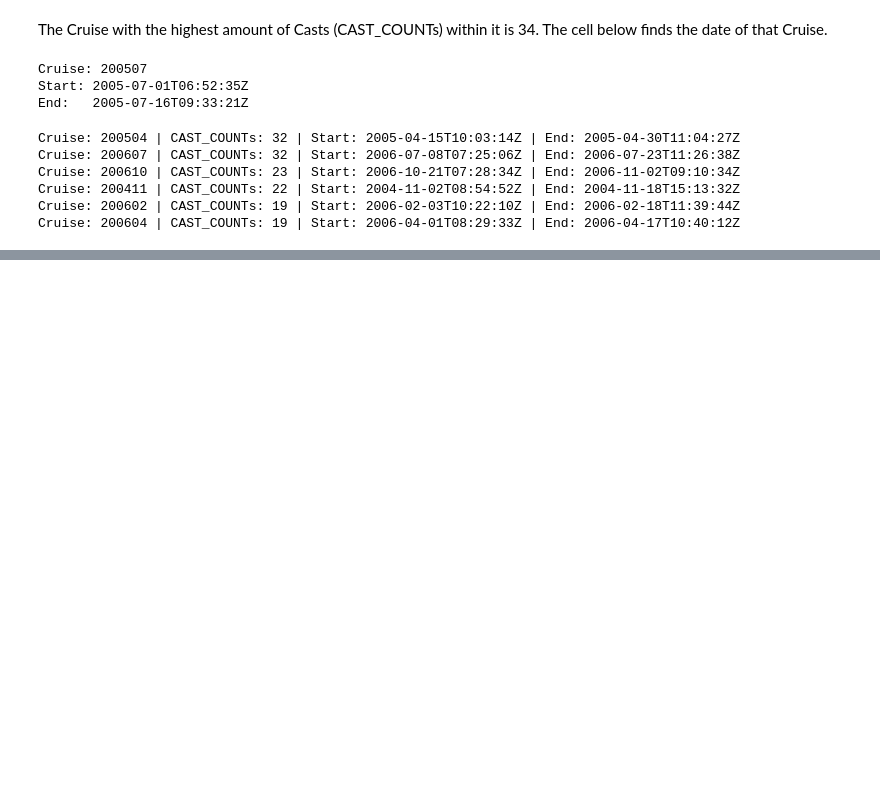
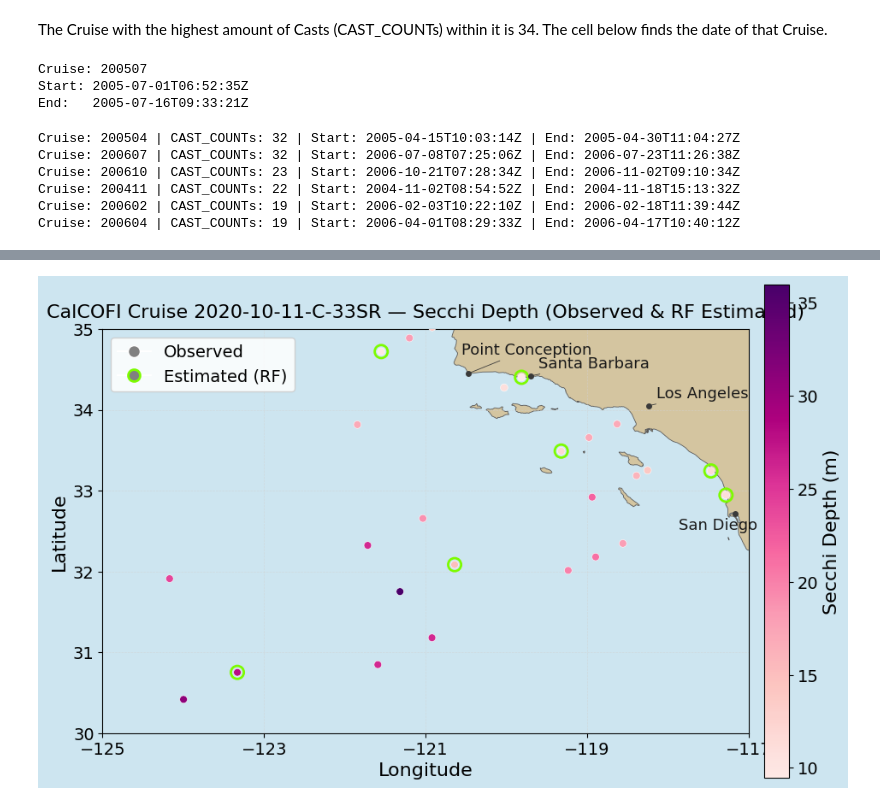
Before and after one commit to LucasC212/Scripps-Light-Attenuation-Capstone-Project, a Jupyter notebook: scripts/daylight_visualization.ipynb, the cells around one changed output, grey strips where cells are left out. Saved outputs shown, nothing was run; the diff lists cells and outputs as text; code cells hidden in the pictures; blank space fills up the shorter version.

Commit message:
Secchi Coastline visualizations + Cruise investigation

```diff
--- a/scripts/daylight_visualization.ipynb
+++ b/scripts/daylight_visualization.ipynb
@@ -69,0 +136,97 @@ Cruise: 200604 | CAST_COUNTs: 19 | Start: 2006-04-01T08:29:33Z | End: 2006-04-17
+# %%
+OCEAN   = '#cde5f0'
+LAND    = '#d4c5a0'
+EDGE    = '#5a5a5a'
+LON_EXT = (-125.0, -117.0)
+LAT_EXT = (30.0, 35.0)
+
+# Truncate RdPu to skip the near-white low end so shallow stations read as bold red
+cmap = mcolors.LinearSegmentedColormap.from_list(
+    'RdPu_vivid', plt.cm.RdPu(np.linspace(0.08, 1.0, 256))
+)
+
+fig, ax = plt.subplots(figsize=(10, 8))
+fig.patch.set_facecolor(OCEAN)
+ax.set_facecolor(OCEAN)
+
+# Basemap
+land_ca.plot(ax=ax, color=LAND, edgecolor=EDGE, linewidth=0.6)
+
+# Observed Secchi points (df2) — plain colored markers
+ax.scatter(
+    observed['LON_DEC'], observed['LAT_DEC'],
+    c=observed['Secchi'],
+    cmap=cmap, vmin=vmin, vmax=vmax,
+    s=40, edgecolors='white', linewidths=0.4, zorder=5
+)
+
+# Estimated Secchi points (RF predictions) — colored markers + light green ring to distinguish
+sc = ax.scatter(
+    cruise['LON_DEC'], cruise['LAT_DEC'],
+    c=cruise['Predicted_Secchi_RF'],
+    cmap=cmap, vmin=vmin, vmax=vmax,
+    s=40, edgecolors='white', linewidths=0.4, zorder=6
+)
+ax.scatter(
+    cruise['LON_DEC'], cruise['LAT_DEC'],
+    facecolors='none', edgecolors='#7CFC00', linewidths=2.0,
+    s=120, zorder=7
+)
+
+# Colorbar
+cbar = fig.colorbar(sc, ax=ax, orientation='vertical', pad=0.02, shrink=0.75)
+cbar.set_label('Secchi Depth (m)', fontsize=16)
+cbar.ax.tick_params(labelsize=14)
+
+# Legend
+from matplotlib.lines import Line2D
+legend_elements = [
+    Line2D([0], [0], marker='o', color='w', markerfacecolor='gray',
+           markeredgecolor='white', markersize=10, label='Observed'),
+    Line2D([0], [0], marker='o', color='w', markerfacecolor='gray',
+           markeredgecolor='#7CFC00', markersize=10, markeredgewidth=2.0, label='Estimated (RF)'),
+]
+ax.legend(handles=legend_elements, loc='upper left', fontsize=14, framealpha=0.85)
+
+# Landmark labels
+landmarks = [
+    ('Santa Barbara',    34.42, -119.70, ( 0.10,  0.10)),
+    ('Los Angeles',      34.05, -118.24, ( 0.10,  0.10)),
+    ('San Diego',        32.72, -117.16, (-0.70, -0.20)),
+    ('Point Conception', 34.45, -120.47, (-0.08,  0.24)),
+]
+for name, lat, lon, (dx, dy) in landmarks:
+    ax.plot(lon, lat, marker='o', color='#3a3a3a', markersize=4, zorder=8)
+    ax.annotate(
+        name, xy=(lon, lat), xytext=(lon + dx, lat + dy),
+        fontsize=13, color='#1a1a1a',
+        arrowprops=dict(arrowstyle='-', color='#3a3a3a', lw=0.6),
+        zorder=9
+    )
+
+# Extent, labels, title
+ax.set_xlim(*LON_EXT)
+ax.set_ylim(*LAT_EXT)
+ax.set_xlabel('Longitude', fontsize=16)
+ax.set_ylabel('Latitude', fontsize=16)
+ax.set_title(
+    'CalCOFI Cruise 2020-10-11-C-33SR — Secchi Depth (Observed & RF Estimated)',
+    fontsize=16, pad=10
+)
+
+# Light gridlines
+ax.set_xticks(np.arange(-125, -116, 2))
+ax.set_yticks(np.arange(30, 36, 1))
+ax.grid(True, color='lightgray', linestyle='--', linewidth=0.5, alpha=0.6)
+ax.tick_params(labelsize=14)
+
+plt.tight_layout()
+
+out_png = '../results/cruise_2020-10-11-C-33SR_secchi_map.png'
+out_pdf = '../results/cruise_2020-10-11-C-33SR_secchi_map.pdf'
+fig.savefig(out_png, dpi=300, bbox_inches='tight')
+fig.savefig(out_pdf, bbox_inches='tight')
+print(f"Saved: {out_png}")
+print(f"Saved: {out_pdf}")
+plt.show()
+# %% [output]
@@ -69,0 +235 @@ Cruise: 200604 | CAST_COUNTs: 19 | Start: 2006-04-01T08:29:33Z | End: 2006-04-17
+[figure, added]
```
Also changed, not shown: parts of 7 cells of this notebook, 18 other files.
